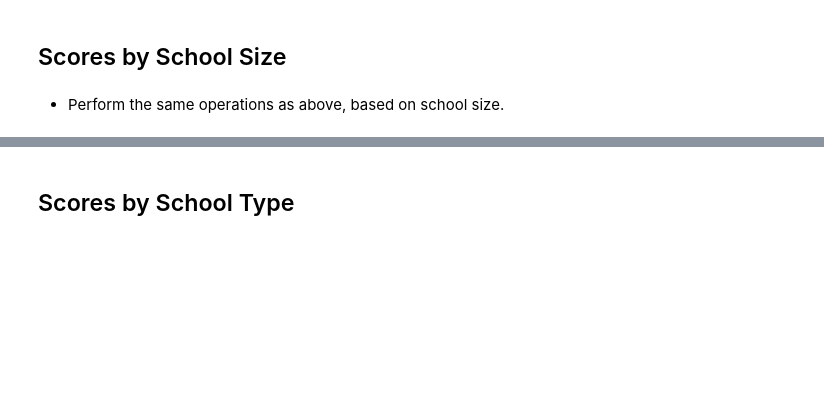
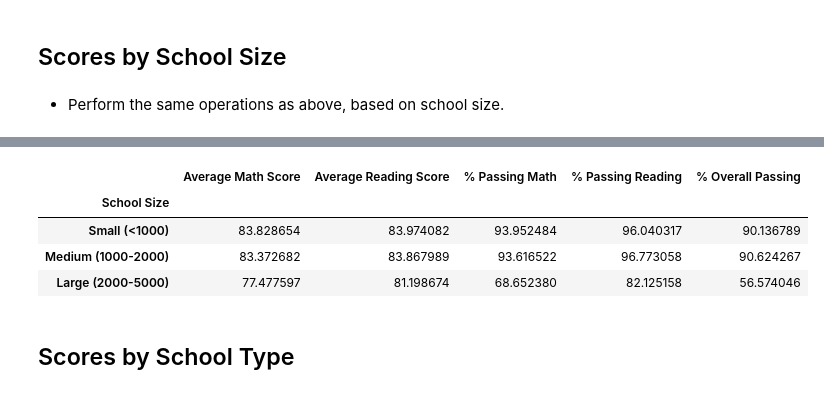
Before and after one commit to kaseynwilson/pandas_challenge, a Jupyter notebook: PyCitySchools/PyCitySchools_starter.ipynb, the cells around one changed output, grey strips where cells are left out. Saved outputs shown, nothing was run; the diff lists cells and outputs as text; code cells hidden in the pictures; blank space fills up the shorter version.

```diff
--- a/PyCitySchools/PyCitySchools_starter.ipynb
+++ b/PyCitySchools/PyCitySchools_starter.ipynb
@@ -259,11 +250,16 @@ scores_by_school
 # %%
+bins = [0, 584.99, 629.99, 644.99, 680]
+labels = ["<$585", "$585-630", "$630-645", "$645-680"]
+school_data_complete["Spending Ranges (Per Student)"] = pd.cut(school_data_complete["budget"]/school_data_complete["size"], bins=bins, labels=labels)
+scores_by_school = school_data_complete.groupby("Spending Ranges (Per Student)")
+scores_by_school
+
 scores_total_students = scores_by_school["Student ID"].count()
 scores_math_average = scores_by_school["math_score"].mean()
 scores_reading_average = scores_by_school["reading_score"].mean()
 scores_passing_math = school_data_complete[school_data_complete["math_score"] >= 70].groupby("Spending Ranges (Per Student)")["Student ID"].count()/scores_total_students*100
 scores_passing_reading = school_data_complete[school_data_complete["reading_score"] >= 70].groupby("Spending Ranges (Per Student)")["Student ID"].count()/scores_total_students*100
 scores_passing_overall = school_data_complete[(school_data_complete["math_score"] >= 70) & (school_data_complete["reading_score"] >= 70)].groupby("Spending Ranges (Per Student)")["Student ID"].count()/scores_total_students*100
-
 
 scores_by_school = pd.DataFrame({'Average Math Score': scores_math_average,
                                'Average Reading Score': scores_reading_average,
@@ -273,7 +269,7 @@ scores_by_school = pd.DataFrame({'Average Math Score': scores_math_average,
                               })
 
 scores_by_school
-#working on finishing.
+#working on finishing with Geronimo
 # %% [output]
 |  | Average Math Score | Average Reading Score | % Passing Math | % Passing Reading | ... |
 | Spending Ranges (Per Student) |  |  |  |  | ... |
@@ -295,3 +284,30 @@ scores_by_school
+# %%
+size_bins = [0, 999.99, 1999.99, 5000]
+size_labels = ["Small (<1000)", "Medium (1000-2000)", "Large (2000-5000)"]
+school_data_complete["School Size"] = pd.cut(school_data_complete["size"], bins=size_bins, labels=size_labels)
+
+school_size = school_data_complete.groupby("School Size")
+size_students = school_size["Student ID"].count()
+size_math_average = school_size["math_score"].mean()
+size_reading_average = school_size["reading_score"].mean()
+size_passing_math = school_data_complete[school_data_complete["math_score"] >= 70].groupby("School Size")["Student ID"].count()/size_students*100
+size_passing_reading = school_data_complete[school_data_complete["reading_score"] >= 70].groupby("School Size")["Student ID"].count()/size_students*100
+size_passing_overall = school_data_complete[(school_data_complete["math_score"] >= 70) & (school_data_complete["reading_score"] >= 70)].groupby("School Size")["Student ID"].count()/size_students*100
+
+school_size = pd.DataFrame({'Average Math Score': size_math_average,
+                               'Average Reading Score': size_reading_average,
+                               '% Passing Math': size_passing_math,
+                               '% Passing Reading': size_passing_reading,
+                               '% Overall Passing': size_passing_overall
+                              })
+
+school_size
+# %% [output]
+|  | Average Math Score | Average Reading Score | % Passing Math | % Passing Reading | % Overall Passing |
+| School Size |  |  |  |  |  |
+| Small (<1000) | 83.828654 | 83.974082 | 93.952484 | 96.040317 | 90.136789 |
+| Medium (1000-2000) | 83.372682 | 83.867989 | 93.616522 | 96.773058 | 90.624267 |
+| Large (2000-5000) | 77.477597 | 81.198674 | 68.652380 | 82.125158 | 56.574046 |
 # %% [markdown]
 ## Scores by School Type
 # %% [markdown]
```
Also changed, not shown: parts of 4 cells of this notebook.
